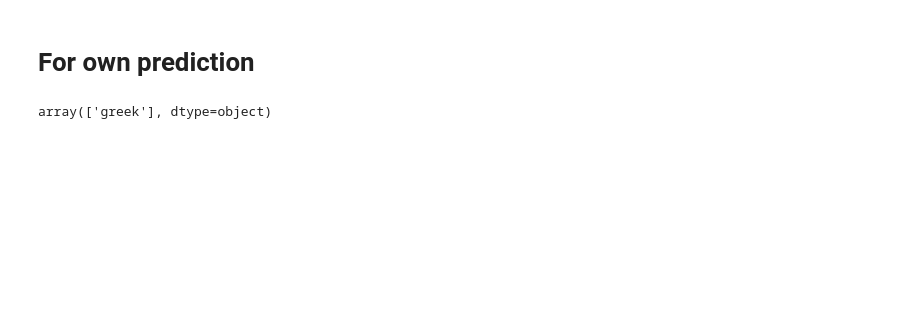
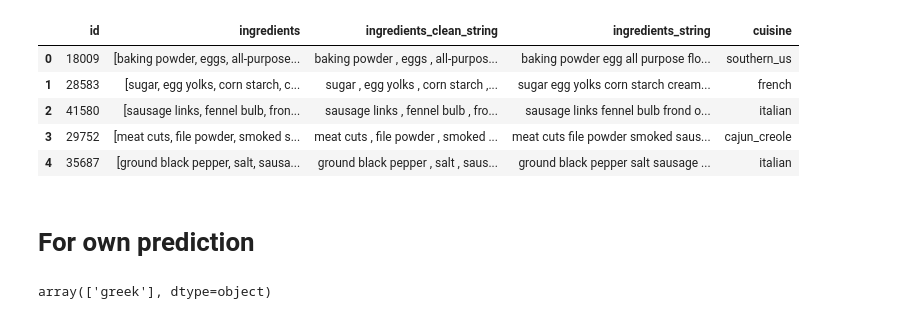
Before and after one commit to m-mazurkiewicz/AnalysisOfUnstructuredData, a Jupyter notebook: Project/NotebookForProject.ipynb, the cells around one changed output. Saved outputs shown, nothing was run; the diff lists cells and outputs as text; code cells hidden in the pictures; blank space fills up the shorter version.

```diff
--- a/Project/NotebookForProject.ipynb
+++ b/Project/NotebookForProject.ipynb
@@ -334,5 +340,15 @@ testdf.sort_values('id')
 | 356 | 49715 | [crumbled blue cheese, buffalo sa... | crumbled blue cheese , buffalo sa... | crumbled blue cheese buffalo sauc... | mexican |
 9944 rows × 5 columns
+# %%
+pd.set_option('display.max_colwidth', -1)
+testdf.head(5)
+# %% [output]
+|  | id | ingredients | ingredients_clean_string | ingredients_string | cuisine |
+| 0 | 18009 | [baking powder, eggs, all-purpose... | baking powder , eggs , all-purpos... | baking powder egg all purpose flo... | southern_us |
+| 1 | 28583 | [sugar, egg yolks, corn starch, c... | sugar , egg yolks , corn starch ,... | sugar egg yolks corn starch cream... | french |
+| 2 | 41580 | [sausage links, fennel bulb, fron... | sausage links , fennel bulb , fro... | sausage links fennel bulb frond o... | italian |
+| 3 | 29752 | [meat cuts, file powder, smoked s... | meat cuts , file powder , smoked ... | meat cuts file powder smoked saus... | cajun_creole |
+| 4 | 35687 | [ground black pepper, salt, sausa... | ground black pepper , salt , saus... | ground black pepper salt sausage ... | italian |
 # %% [markdown]
 # For own prediction
 # %%
```
Also changed, not shown: parts of 5 cells of this notebook.
